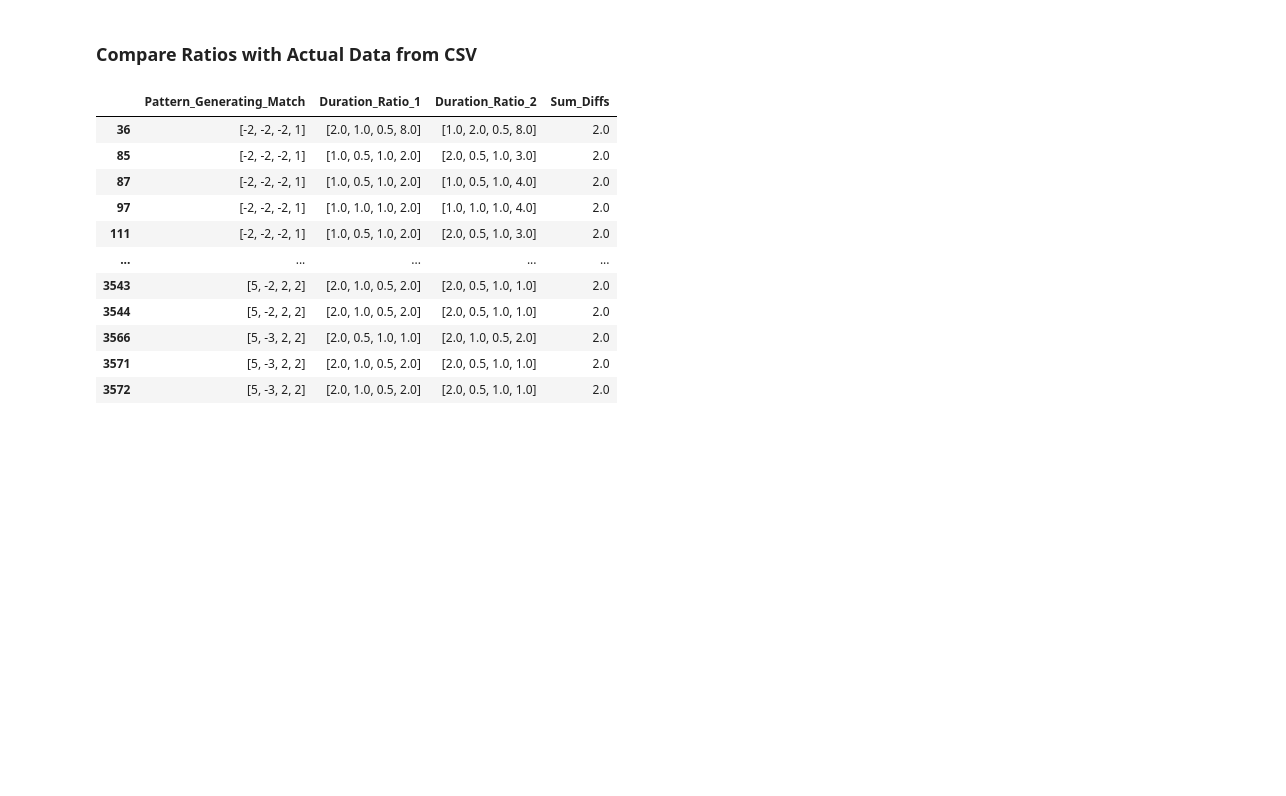
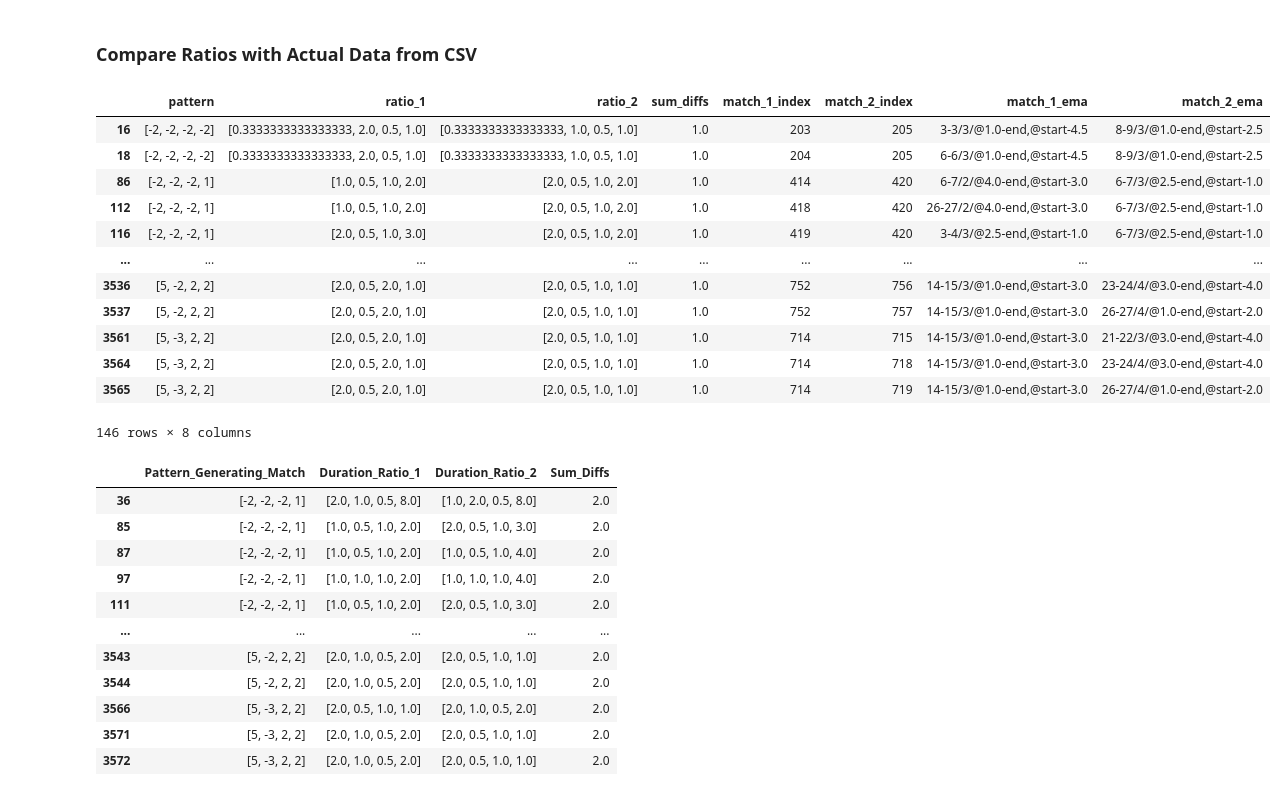
Before and after one commit to RichardFreedman/CRIM-notebooks, a Jupyter notebook: CRIM/Duration_Test_2.ipynb, the cells around one changed output. Drawn from its saved outputs; the diff is of its cells as text; code cells hidden in the pictures; blank space fills up the shorter version.

Commit message:
added durations to crim intervals notebook

```diff
--- a/CRIM/Duration_Test_2.ipynb
+++ b/CRIM/Duration_Test_2.ipynb
@@ -94,7 +95,7 @@ def compare_ratios (ratios_1, ratios_2):
     return sum_diffs
 
 # this MUST be before the for loop, since it's used there.
-matches = []
+matches_1 = []
 
 for name, group in results.groupby("Pattern_Generating_Match"):
     #print(name)
@@ -103,7 +104,7 @@ for name, group in results.groupby("Pattern_Generating_Match"):
     for a,b in ratio_pairs:
         sum_diffs = compare_ratios(a,b)
 
-        matches.append(
+        matches_1.append(
             {
                 "Pattern_Generating_Match": name,
                 "Duration_Ratio_1": a,
@@ -111,6 +112,58 @@ for name, group in results.groupby("Pattern_Generating_Match"):
                 "Sum_Diffs": sum_diffs
             }
         )
+# %%
+def compare_ratios_2 (ratios_1, ratios_2):
+
+    ## division of lists
+    # using zip() + list comprehension
+    diffs = [i - j for i, j in zip(ratios_1, ratios_2)]
+    abs_diffs = [abs(ele) for ele in diffs]
+    sum_diffs = sum(abs_diffs)
+
+    return sum_diffs
+
+matches_2 = []
+
+for name, group in results.groupby("Pattern_Generating_Match"):
+
+    ratio_pairs = list(combinations(group.index.values, 2))
+
+    for a,b in ratio_pairs:
+        sum_diffs = compare_ratios_2(results.iloc[a].Duration_Ratios, results.iloc[b].Duration_Ratios)
+
+        matches_2.append(
+            {
+                "pattern": name,
+                "ratio_1": results.iloc[a].Duration_Ratios,
+                "ratio_2": results.iloc[b].Duration_Ratios,
+                "sum_diffs": sum_diffs,
+                "match_1_index": a,
+                "match_2_index": b,
+                "match_1_ema": results.iloc[a].EMA,
+                "match_2_ema": results.iloc[b].EMA
+            }
+        )
+# %%
+compare_ratios_2
+matches_df=pd.DataFrame(matches_2)
+matches_df.head(5)
+# could SORT by these!
+matches_df[matches_df.sum_diffs == 1]
+# %% [output]
+|  | pattern | ratio_1 | ratio_2 | sum_diffs | match_1_index | match_2_index | match_1_ema | match_2_ema |
+| 16 | [-2, -2, -2, -2] | [0.3333333333333333, 2.0, 0.5, 1.0] | [0.3333333333333333, 1.0, 0.5, 1.0] | 1.0 | 203 | 205 | 3-3/3/@1.0-end,@start-4.5 | 8-9/3/@1.0-end,@start-2.5 |
+| 18 | [-2, -2, -2, -2] | [0.3333333333333333, 2.0, 0.5, 1.0] | [0.3333333333333333, 1.0, 0.5, 1.0] | 1.0 | 204 | 205 | 6-6/3/@1.0-end,@start-4.5 | 8-9/3/@1.0-end,@start-2.5 |
+| 86 | [-2, -2, -2, 1] | [1.0, 0.5, 1.0, 2.0] | [2.0, 0.5, 1.0, 2.0] | 1.0 | 414 | 420 | 6-7/2/@4.0-end,@start-3.0 | 6-7/3/@2.5-end,@start-1.0 |
+| 112 | [-2, -2, -2, 1] | [1.0, 0.5, 1.0, 2.0] | [2.0, 0.5, 1.0, 2.0] | 1.0 | 418 | 420 | 26-27/2/@4.0-end,@start-3.0 | 6-7/3/@2.5-end,@start-1.0 |
+| 116 | [-2, -2, -2, 1] | [2.0, 0.5, 1.0, 3.0] | [2.0, 0.5, 1.0, 2.0] | 1.0 | 419 | 420 | 3-4/3/@2.5-end,@start-1.0 | 6-7/3/@2.5-end,@start-1.0 |
+| ... | ... | ... | ... | ... | ... | ... | ... | ... |
+| 3536 | [5, -2, 2, 2] | [2.0, 0.5, 2.0, 1.0] | [2.0, 0.5, 1.0, 1.0] | 1.0 | 752 | 756 | 14-15/3/@1.0-end,@start-3.0 | 23-24/4/@3.0-end,@start-4.0 |
+| 3537 | [5, -2, 2, 2] | [2.0, 0.5, 2.0, 1.0] | [2.0, 0.5, 1.0, 1.0] | 1.0 | 752 | 757 | 14-15/3/@1.0-end,@start-3.0 | 26-27/4/@1.0-end,@start-2.0 |
+| 3561 | [5, -3, 2, 2] | [2.0, 0.5, 2.0, 1.0] | [2.0, 0.5, 1.0, 1.0] | 1.0 | 714 | 715 | 14-15/3/@1.0-end,@start-3.0 | 21-22/3/@3.0-end,@start-4.0 |
+| 3564 | [5, -3, 2, 2] | [2.0, 0.5, 2.0, 1.0] | [2.0, 0.5, 1.0, 1.0] | 1.0 | 714 | 718 | 14-15/3/@1.0-end,@start-3.0 | 23-24/4/@3.0-end,@start-4.0 |
+| 3565 | [5, -3, 2, 2] | [2.0, 0.5, 2.0, 1.0] | [2.0, 0.5, 1.0, 1.0] | 1.0 | 714 | 719 | 14-15/3/@1.0-end,@start-3.0 | 26-27/4/@1.0-end,@start-2.0 |
+146 rows × 8 columns
 # %%
 matches_df=pd.DataFrame(matches)
 # could SORT by these!
```
Also changed, not shown: parts of 1 cell of this notebook, 4 other files.
